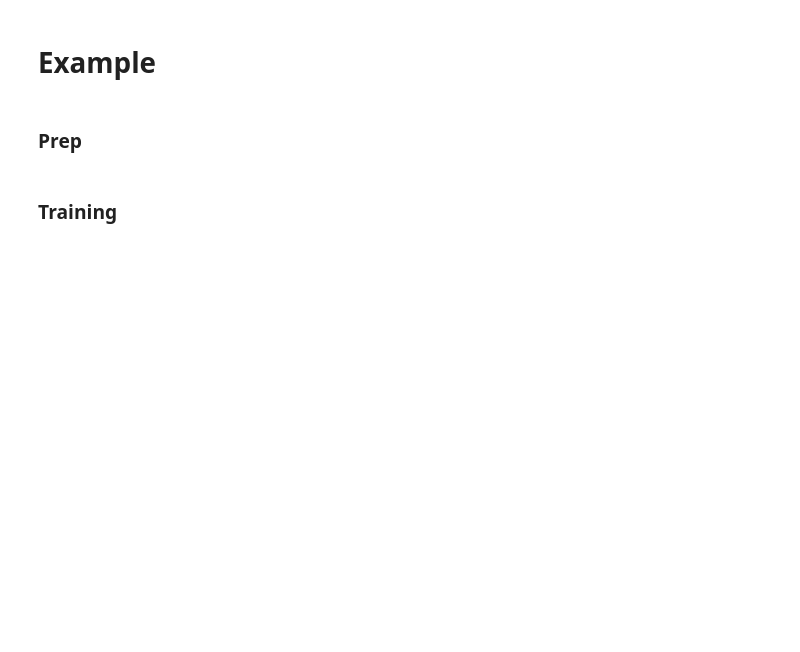
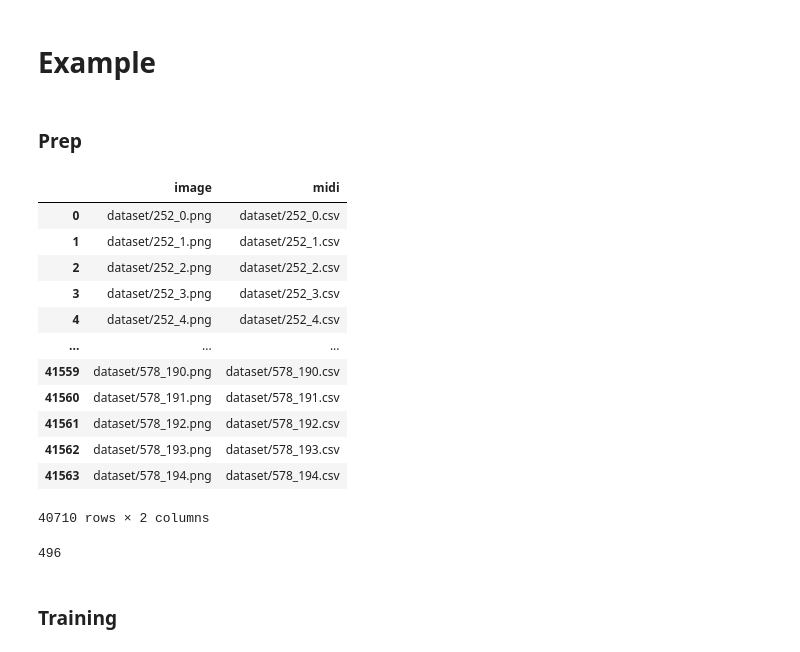
Before and after one commit to jGrzyb/audio-to-midi-transformers, a Jupyter notebook: dataset.ipynb, the cells around one changed output. Saved outputs shown, nothing was run; the diff lists cells and outputs as text; code cells hidden in the pictures; blank space fills up the shorter version.

Commit message:
small training

```diff
--- a/dataset.ipynb
+++ b/dataset.ipynb
@@ -105,3 +115,13 @@ class FrameDataset(Dataset):
+# %%
+def get_df_with_max_len(df: pd.DataFrame, max_len: int = 1100):
+    l = []
+    for i, (idx, row) in enumerate(df.iterrows()):
+        with open(row['midi']) as f:
+            length = len(f.readlines())
+            if length < max_len / 3 - 4:
+                l.append(row)
+
+    return pd.DataFrame(l, columns=df.columns)
 # %%
 class ProgressBar:
     def __init__(self, total: int):
@@ -357,5 +377,22 @@ class PianoTranscriber(nn.Module):
 # %%
 df = pd.read_csv('dataset.csv')
 df['image'] = df['image'].apply(lambda x: os.path.join('dataset', x))
 df['midi'] = df['midi'].apply(lambda x: os.path.join('dataset', x))
-train_df, val_df = train_test_split(df, test_size=0.1, random_state=42)
+use_df = df
+use_df = get_df_with_max_len(use_df, max_len=500)
+# use_df = df.sample(1000)
+use_df
+# %% [output]
+|  | image | midi |
+| 0 | dataset/252_0.png | dataset/252_0.csv |
+| 1 | dataset/252_1.png | dataset/252_1.csv |
+| 2 | dataset/252_2.png | dataset/252_2.csv |
+| 3 | dataset/252_3.png | dataset/252_3.csv |
+| 4 | dataset/252_4.png | dataset/252_4.csv |
+| ... | ... | ... |
+| 41559 | dataset/578_190.png | dataset/578_190.csv |
+| 41560 | dataset/578_191.png | dataset/578_191.csv |
+| 41561 | dataset/578_192.png | dataset/578_192.csv |
+| 41562 | dataset/578_193.png | dataset/578_193.csv |
+| 41563 | dataset/578_194.png | dataset/578_194.csv |
+40710 rows × 2 columns
@@ -362,3 +401,8 @@ train_df, val_df = train_test_split(df, test_size=0.1, random_state=42)
+# %%
+max_len = get_max_length(use_df) + 10
+max_len
+# %% [output]
+496
 # %%
 transform = transforms.Compose([
     transforms.Resize((128, 64)),
```
Also changed, not shown: parts of 9 cells of this notebook, 1 other file.
